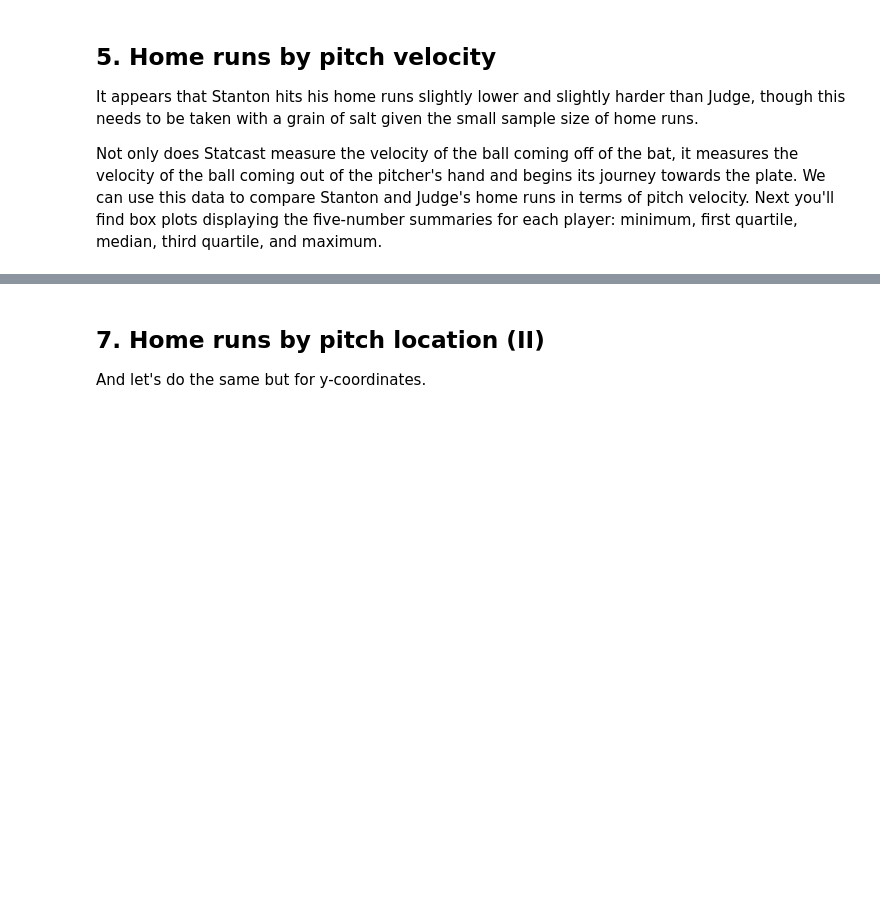
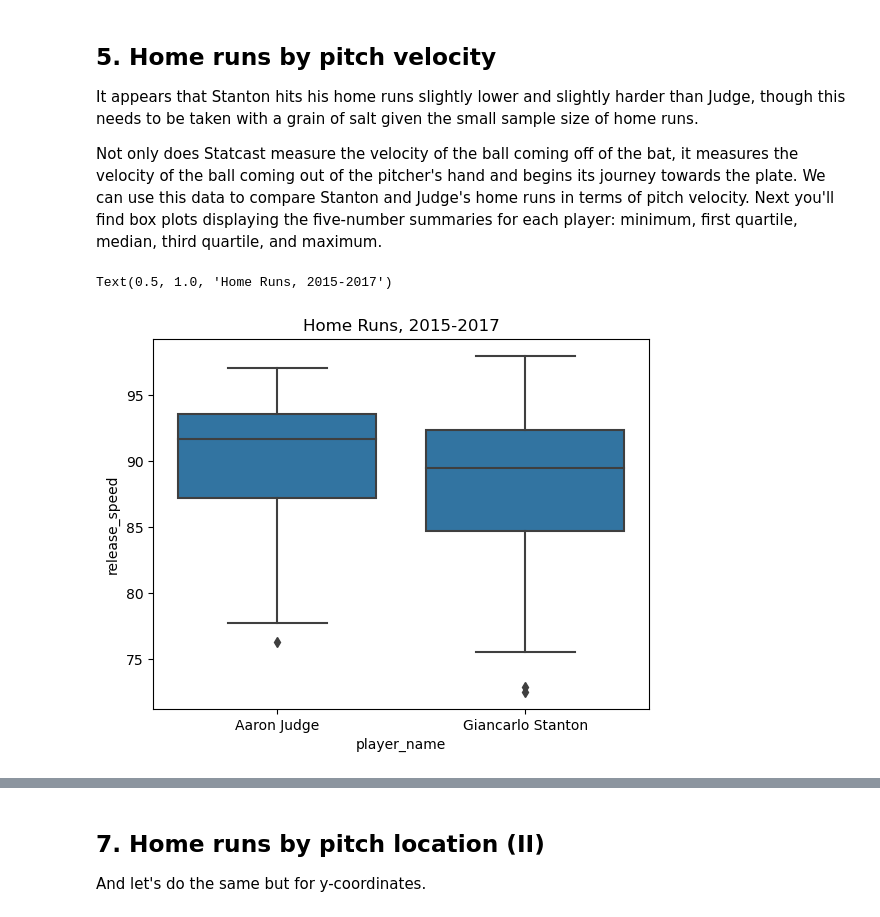
Before and after one commit to JeremyTallant/baseball_stats, a Jupyter notebook: baseball_analysis.ipynb, the cells around one changed output, grey strips where cells are left out. Drawn from its saved outputs; the diff is of its cells as text; code cells hidden in the pictures; blank space fills up the shorter version.

```diff
--- a/baseball_analysis.ipynb
+++ b/baseball_analysis.ipynb
@@ -105,10 +105,13 @@ Text(0.5, 1.0, 'Giancarlo Stanton\nHome Runs, 2015-2017')
 <p>Not only does Statcast measure the velocity of the ball coming off of the bat, it measures the velocity of the ball coming out of the pitcher's hand and begins its journey towards the plate. We can use this data to compare Stanton and Judge's home runs in terms of pitch velocity. Next you'll find box plots displaying the five-number summaries for each player: minimum, first quartile, median, third quartile, and maximum.</p>
 # %%
 # Combine the Judge and Stanton home run DataFrames for easy boxplot plotting
-judge_stanton_hr = ...
+judge_stanton_hr = pd.concat([judge_hr, stanton_hr])
 
 # Create a boxplot that describes the pitch velocity of each player's home runs
-sns.boxplot(...).set_title('Home Runs, 2015-2017')
+sns.boxplot(data=judge_stanton_hr, x = 'player_name', y = 'release_speed', color='tab:blue').set_title('Home Runs, 2015-2017')
+# %% [output]
+Text(0.5, 1.0, 'Home Runs, 2015-2017')
+[figure, added]
 # %% [markdown]
 ## 6. Home runs by pitch location (I)
 <p>So Judge appears to hit his home runs off of faster pitches than Stanton. We might call Judge a fastball hitter. Stanton appears agnostic to pitch speed and likely pitch movement since slower pitches (e.g. curveballs, sliders, and changeups) tend to have more break. Statcast <em>does</em> track pitch movement and type but let's move on to something else: <strong>pitch location</strong>. Statcast tracks the zone the pitch is in when it crosses the plate. The zone numbering looks like this (from the catcher's point of view):</p>
```
